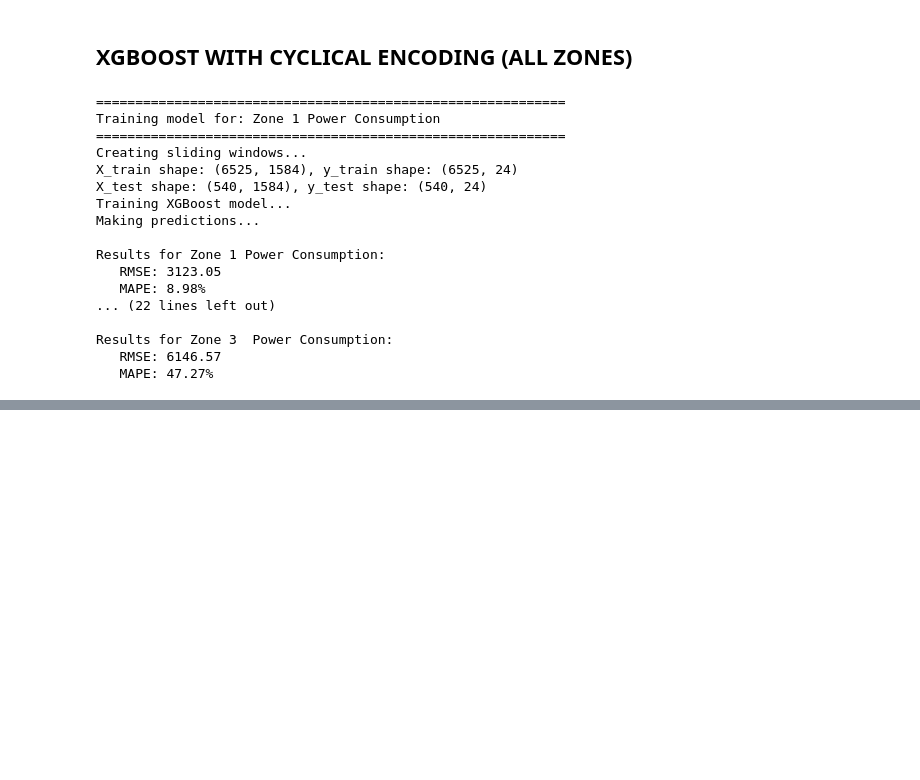
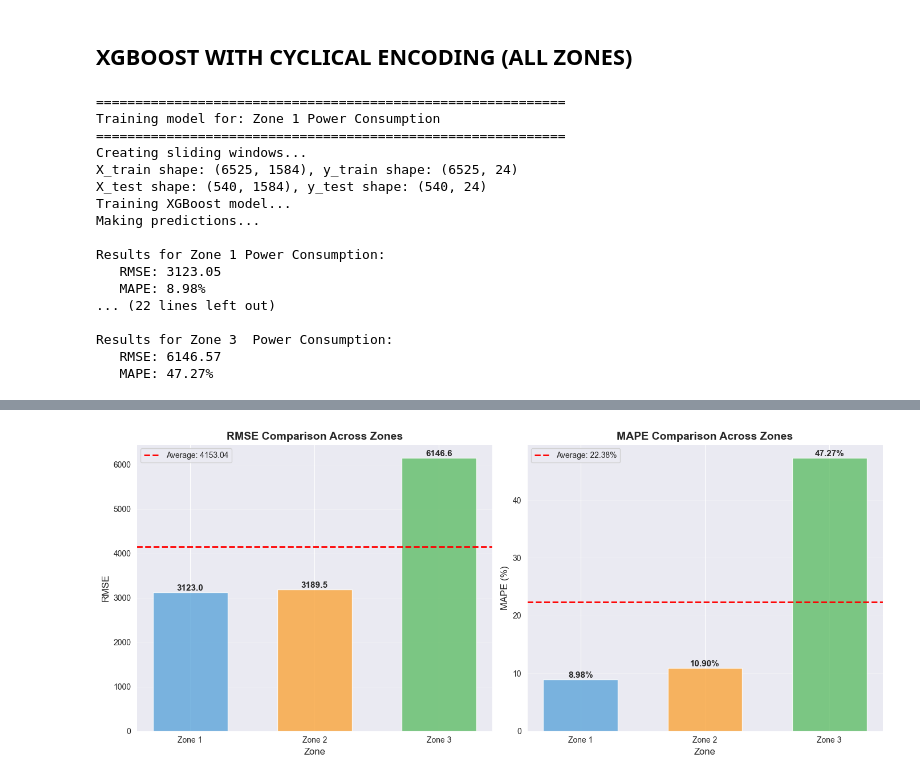
Before and after one commit to vect000r/datascience, a Jupyter notebook: power_consumption/power_consumption.ipynb, the cells around one changed output, grey strips where cells are left out. Cells and saved outputs as stored; diff of their text form; code cells hidden in the pictures; blank space fills up the shorter version.

```diff
--- a/power_consumption/power_consumption.ipynb
+++ b/power_consumption/power_consumption.ipynb
@@ -581,0 +640,89 @@ Results for Zone 3  Power Consumption:
+# %%
+fig, axes = plt.subplots(1, 2, figsize=(14, 6))
+
+zone_names_short = ['Zone 1', 'Zone 2', 'Zone 3']
+rmse_values = [zone_results[z]['rmse'] for z in zones]
+mape_values = [zone_results[z]['mape'] for z in zones]
+
+x = np.arange(len(zone_names_short))
+width = 0.6
+
+# RMSE
+bars1 = axes[0].bar(x, rmse_values, width, alpha=0.8,
+                    color=['#5DA5DA', '#FAA43A', '#60BD68'])
+axes[0].set_xlabel('Zone', fontsize=12)
+axes[0].set_ylabel('RMSE', fontsize=12)
+axes[0].set_title('RMSE Comparison Across Zones', fontsize=14, fontweight='bold')
+axes[0].set_xticks(x)
+axes[0].set_xticklabels(zone_names_short)
+axes[0].grid(axis='y', alpha=0.3)
+axes[0].axhline(y=avg_rmse, color='red', linestyle='--', linewidth=2, label=f'Average: {avg_rmse:.2f}')
+axes[0].legend()
+
+for bar, value in zip(bars1, rmse_values):
+    height = bar.get_height()
+    axes[0].text(bar.get_x() + bar.get_width() / 2., height,
+                 f'{value:.1f}',
+                 ha='center', va='bottom', fontsize=11, fontweight='bold')
+
+# MAPE
+bars2 = axes[1].bar(x, mape_values, width, alpha=0.8,
+                    color=['#5DA5DA', '#FAA43A', '#60BD68'])
+axes[1].set_xlabel('Zone', fontsize=12)
+axes[1].set_ylabel('MAPE (%)', fontsize=12)
+axes[1].set_title('MAPE Comparison Across Zones', fontsize=14, fontweight='bold')
+axes[1].set_xticks(x)
+axes[1].set_xticklabels(zone_names_short)
+axes[1].grid(axis='y', alpha=0.3)
+axes[1].axhline(y=avg_mape, color='red', linestyle='--', linewidth=2, label=f'Average: {avg_mape:.2f}%')
+axes[1].legend()
+
+for bar, value in zip(bars2, mape_values):
+    height = bar.get_height()
+    axes[1].text(bar.get_x() + bar.get_width() / 2., height,
+                 f'{value:.2f}%',
+                 ha='center', va='bottom', fontsize=11, fontweight='bold')
+
+plt.tight_layout()
+plt.show()
+
+# Analyze prediction error over time horizon (first 24 steps)
+print("\n" + "=" * 70)
+print("PREDICTION ERROR BY TIME HORIZON (Average across all zones)")
+print("=" * 70)
+
+# Average MAPE for each of the 24 prediction steps across all zones
+avg_step_mape = np.zeros(24)
+
+for zone_name in zones:
+    y_test = zone_results[zone_name]['y_test']
+    y_pred = zone_results[zone_name]['y_pred']
+
+    for i in range(24):
+        step_error = np.mean(np.abs((y_test[:, i] - y_pred[:, i]) / y_test[:, i])) * 100
+        avg_step_mape[i] += step_error
+
+avg_step_mape /= len(zones)
+
+print(f"{'Time Ahead':<20} {'Average MAPE'}")
+print("-" * 70)
+for i in range(0, 24, 4):
+    minutes_ahead = (i + 1) * 10
+    print(f"{minutes_ahead} minutes ({(i + 1)} steps):<20 {avg_step_mape[i]:.2f}%")
+print("=" * 70)
+
+plt.figure(figsize=(12, 6))
+plt.plot(range(1, 25), avg_step_mape, marker='o', linewidth=2, markersize=6)
+plt.xlabel('Prediction Step (10 minutes per step)', fontsize=12)
+plt.ylabel('Average MAPE (%)', fontsize=12)
+plt.title('Prediction Error Over Time Horizon (Average across all zones)',
+          fontsize=14, fontweight='bold')
+plt.grid(True, alpha=0.3)
+plt.xticks(range(1, 25, 2))
+plt.axhline(y=avg_mape, color='red', linestyle='--', linewidth=2,
+            label=f'Overall Average MAPE: {avg_mape:.2f}%')
+plt.legend()
+plt.tight_layout()
+plt.show()
+# %% [output]
+[figure, added]
```
Also changed, not shown: parts of 2 cells of this notebook.
